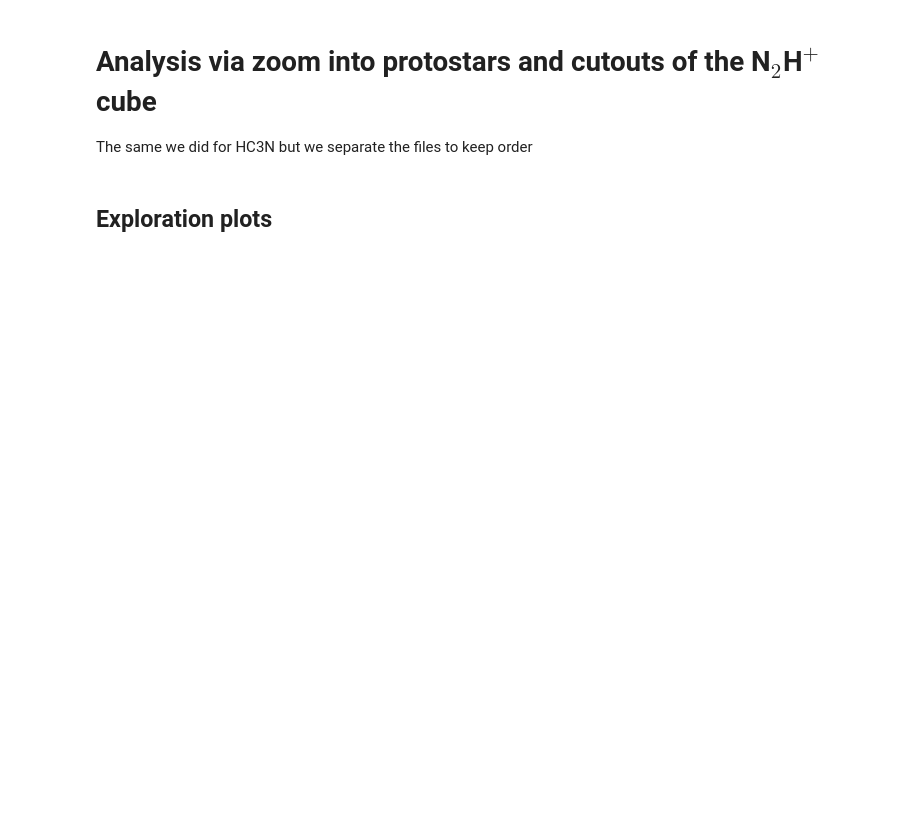
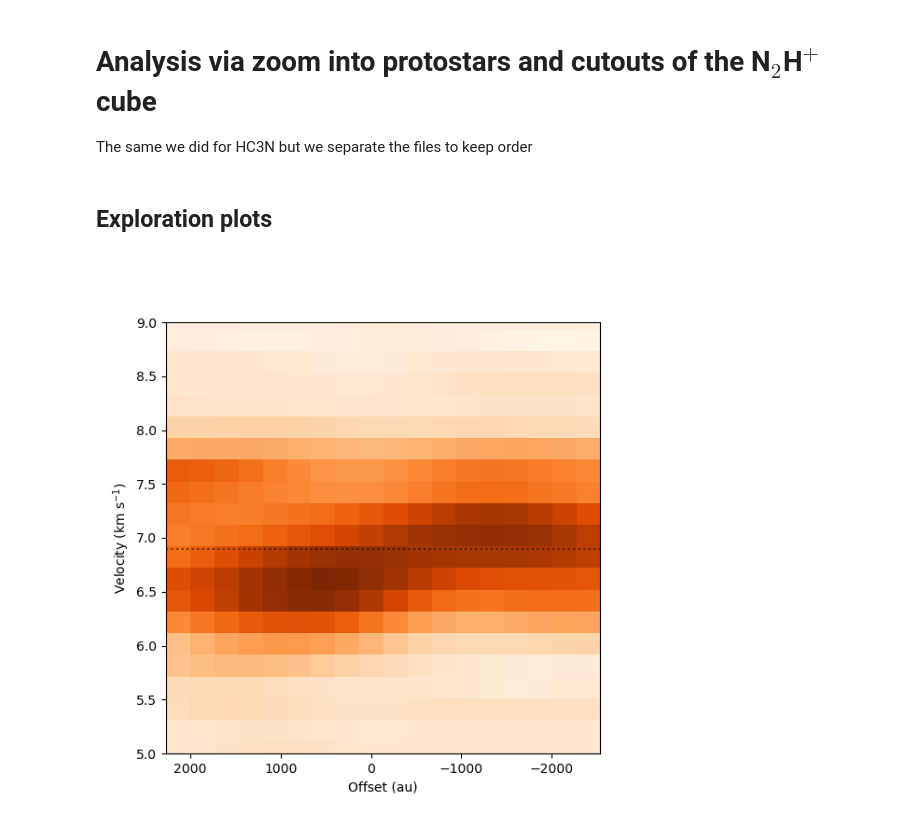
Before and after one commit to tere-valdivia/propstar_gasflow, a Jupyter notebook: analysis/protostar_cutouts/cutout_N2Hp.ipynb, the cells around one changed output. Saved outputs shown, nothing was run; the diff lists cells and outputs as text; code cells hidden in the pictures; blank space fills up the shorter version.

```diff
--- a/analysis/protostar_cutouts/cutout_N2Hp.ipynb
+++ b/analysis/protostar_cutouts/cutout_N2Hp.ipynb
@@ -43,10 +44,11 @@ if cut_clusters:
 
 catalog_protostars = pd.read_csv(sourcecat)
 # %%
-sourcename = 'SK15'
-racent, deccent = catalog_protostars.loc[15, ['RAJ2000', 'DEJ2000']].values
+sourcename = 'IRAS4A'
+catalogno = 1
+racent, deccent = catalog_protostars.loc[catalogno, ['RAJ2000', 'DEJ2000']].values
 subcubes_basename = sourcename + '_N2Hp_{}'
-vlsr = catalog_protostars.loc[15, 'vlsr']
+vlsr = catalog_protostars.loc[catalogno, 'vlsr']
 # %%
 # here we cut the images
 centerx, centery = wcsskycube.all_world2pix([racent], [deccent], 0)
@@ -99,0 +116,41 @@ if cut_clusters:
+# %%
+pvarcsecfilename = subcubes_basename.format('pvdiag_arcsec.fits')
+pvheader = fits.getheader(pvfilename)
+pvdata = np.flip(slice1.data, axis=0) # so that the velocities grow instead of decreasing
+pvheader['CDELT1'] = pvheader['CDELT1']*3600 # change to arcsec
+pvheader['CUNIT1'] = 'arcsec'
+if np.sign(pvheader['CDELT2'])<0:
+    velinit = pvheader['CRVAL2'] + pvheader['CDELT2'] * (pvheader['NAXIS2'] - pvheader['CRPIX2']) # this is the velocity in the new first pixel
+    pvheader['CRPIX2'] = 1 # the first pixel is our new reference
+    pvheader['CRVAL2'] = velinit # the first pixel will have the lowest velocity
+    pvheader['CDELT2'] *= -1
+hdu = fits.PrimaryHDU(data=pvdata, header=pvheader)
+hdu.writeto(pvarcsecfilename)
+# %%
+delta0 = pvheader['CRVAL1']
+delta_delta = pvheader['CDELT1']
+delta_pix0 = pvheader['CRPIX1']
+delta_npix = pvheader['NAXIS1']
+vel0 = pvheader['CRVAL2']
+delta_vel = pvheader['CDELT2']
+vel_pix0 = pvheader['CRPIX2']
+vel_npix = pvheader['NAXIS2']
+
+
+delta_array = np.array([delta0 + delta_delta*(i-delta_pix0) for i in range(delta_npix)]) * u.arcsec
+vel_array = np.array([vel0 + delta_vel * (i - vel_pix0) for i in range(vel_npix)]) * u.m/u.s
+vel_array = vel_array.to(u.km/u.s)
+distance_array = (delta_array).value * 293 * u.au
+# we create the meshgrid to plot
+offset, vel = np.meshgrid(distance_array, vel_array)
+
+fig = plt.figure(figsize=(6,6))
+ax = fig.add_subplot(111)
+pcolor = ax.pcolor(offset.value, vel.value, pvdata, shading='auto', cmap='Oranges')
+ax.axhline(vlsr, color='k', ls=':', alpha=0.5)
+ax.set_xlabel('Offset (au)')
+ax.set_ylabel(r'Velocity (km s$^{-1}$)')
+ax.set_ylim([5,9])
+ax.invert_xaxis()
+# %% [output]
+[figure, added]
```
Also changed, not shown: parts of 2 cells of this notebook, 10 other files.
